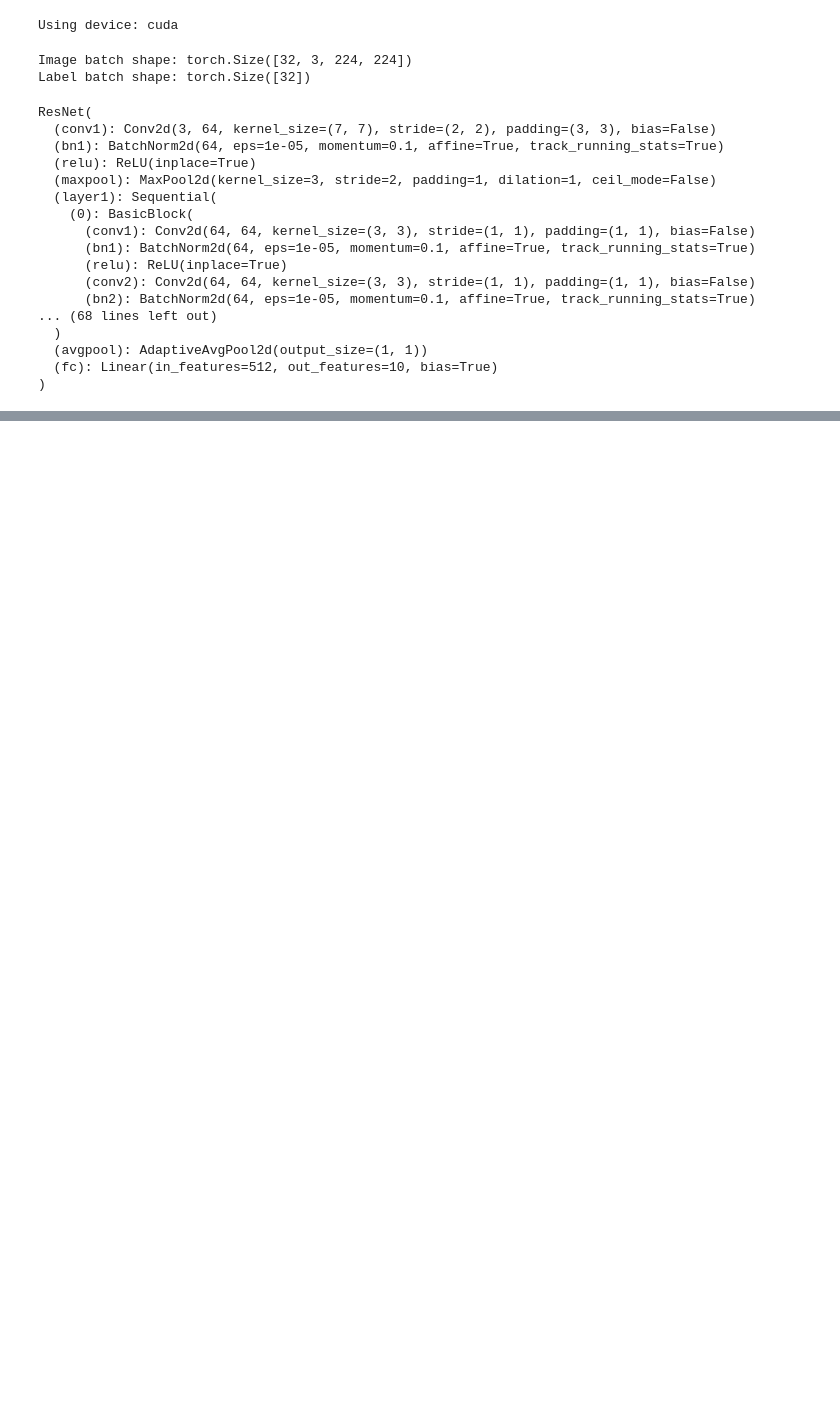
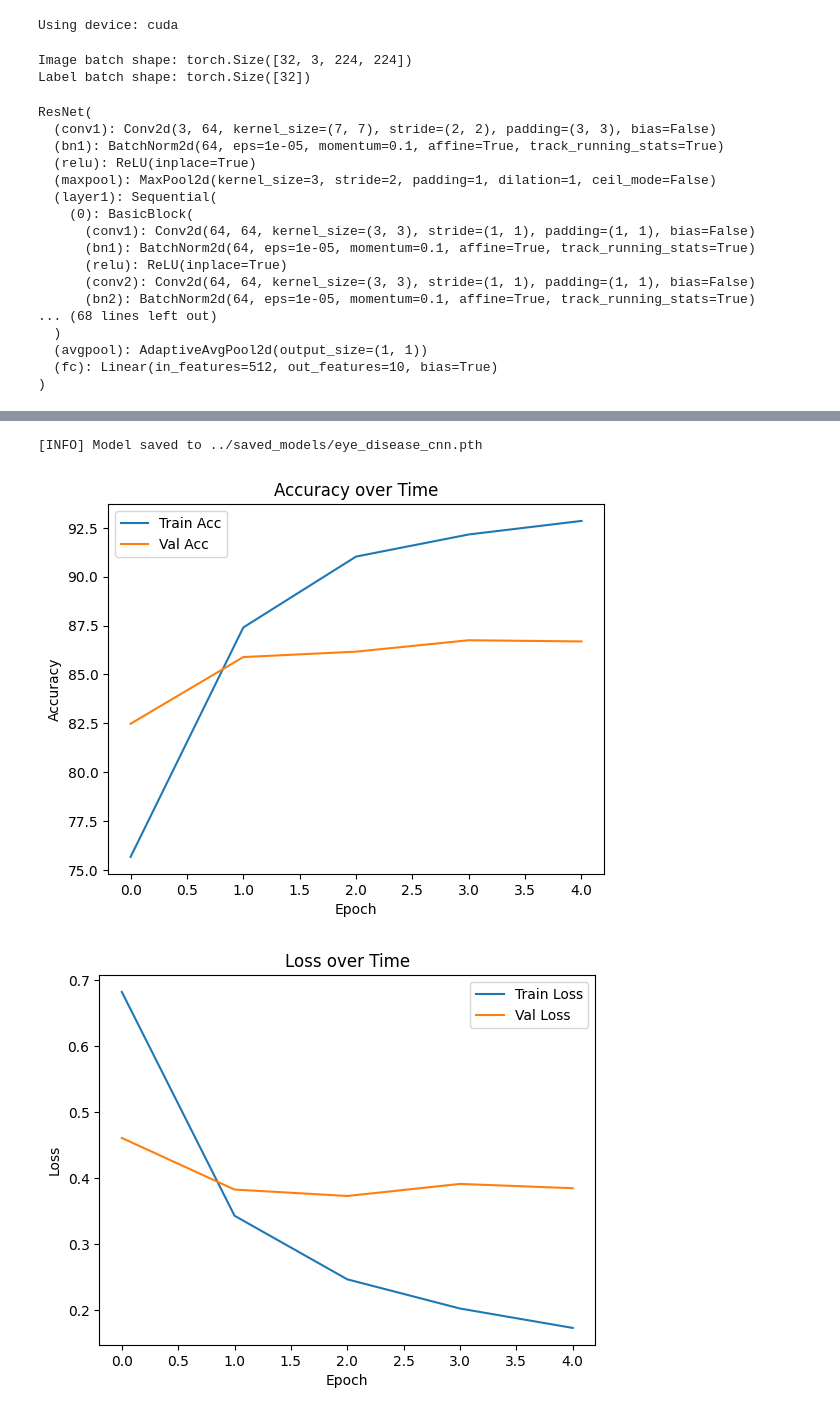
Before and after one commit to CPDiener/ocular-ai, a Jupyter notebook: notebooks/main.ipynb, the cells around one changed output, grey strips where cells are left out. Drawn from its saved outputs; the diff is of its cells as text; code cells hidden in the pictures; blank space fills up the shorter version.

```diff
--- a/notebooks/main.ipynb
+++ b/notebooks/main.ipynb
@@ -53,17 +51,3 @@ ResNet(
   (avgpool): AdaptiveAvgPool2d(output_size=(1, 1))
   (fc): Linear(in_features=512, out_features=10, bias=True)
 )
-# %%
-from torch import nn, optim
-from src.train import train_one_epoch
-
-criterion = nn.CrossEntropyLoss()
-optimizer = optim.Adam(model.parameters(), lr=1e-4)
-
-num_epochs = 5
-
-for epoch in range(num_epochs):
-    print(f"\nEpoch {epoch + 1}/{num_epochs}")
-
-    train_loss, train_acc = train_one_epoch(model, train_loader, device, criterion, optimizer)
-    print(f"Train Loss: {train_loss:.4f}, Train Accuracy: {train_acc:.2f}%")
@@ -92,12 +61,20 @@ optimizer = optim.Adam(model.parameters(), lr=1e-4)
 
 num_epochs = 5
 
+train_losses, val_losses = [], []
+train_accs, val_accs = [], []
+
 for epoch in range(num_epochs):
     print(f"\nEpoch {epoch + 1}/{num_epochs}")
 
     train_loss, train_acc = train_one_epoch(model, train_loader, device, criterion, optimizer)
     val_loss, val_acc = validate_one_epoch(model, val_loader, device, criterion)
 
+    train_losses.append(train_loss)
+    train_accs.append(train_acc)
+    val_losses.append(val_loss)
+    val_accs.append(val_acc)
+
     print(f"Train Loss: {train_loss:.4f}, Accuracy: {train_acc:.2f}%")
     print(f"Val   Loss: {val_loss:.4f}, Accuracy: {val_acc:.2f}%")
 # %% [output]
@@ -122,0 +100,27 @@ Val   Loss: 0.3846, Accuracy: 86.54%
+# %%
+from src.utils import save_model
+
+save_model(model, path="../saved_models/eye_disease_cnn.pth")
+# %% [output]
+[INFO] Model saved to ../saved_models/eye_disease_cnn.pth
+# %%
+import matplotlib.pyplot as plt
+
+plt.plot(train_accs, label="Train Acc")
+plt.plot(val_accs, label="Val Acc")
+plt.xlabel("Epoch")
+plt.ylabel("Accuracy")
+plt.legend()
+plt.title("Accuracy over Time")
+plt.show()
+
+plt.plot(train_losses, label="Train Loss")
+plt.plot(val_losses, label="Val Loss")
+plt.xlabel("Epoch")
+plt.ylabel("Loss")
+plt.legend()
+plt.title("Loss over Time")
+plt.show()
+# %% [output]
+[figure, added]
+[figure, added]
```
Also changed, not shown: parts of 6 cells of this notebook, 10 other files.
